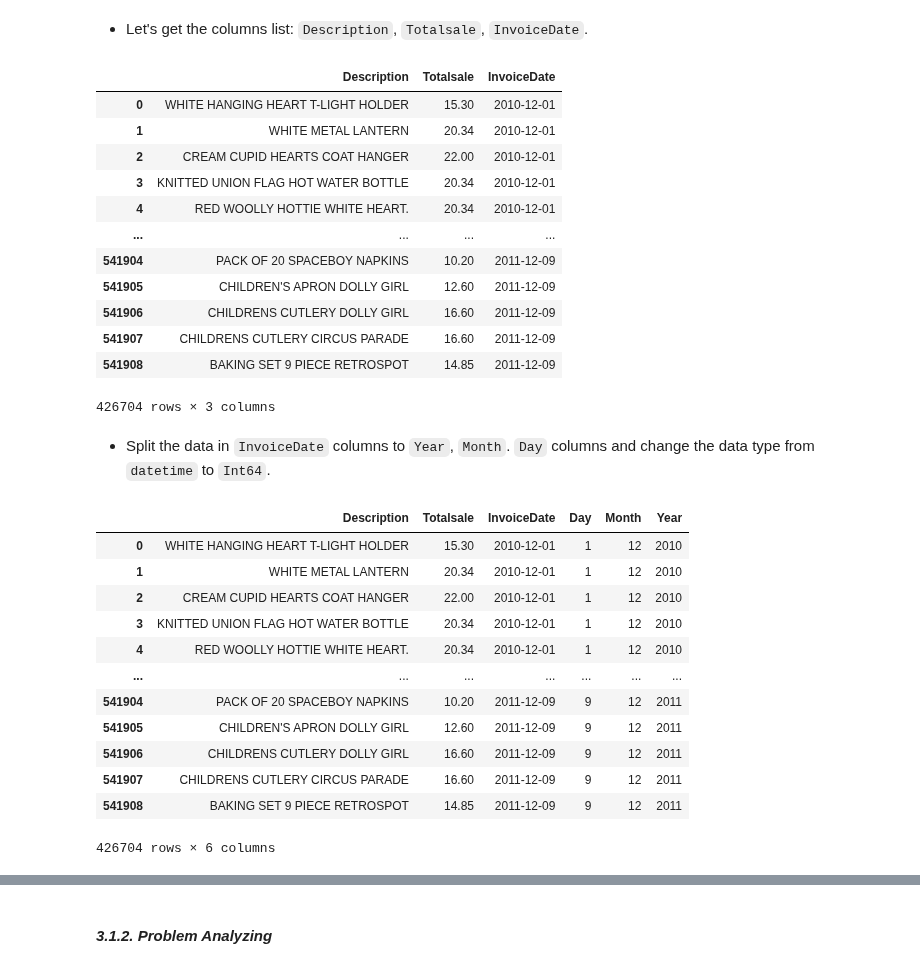
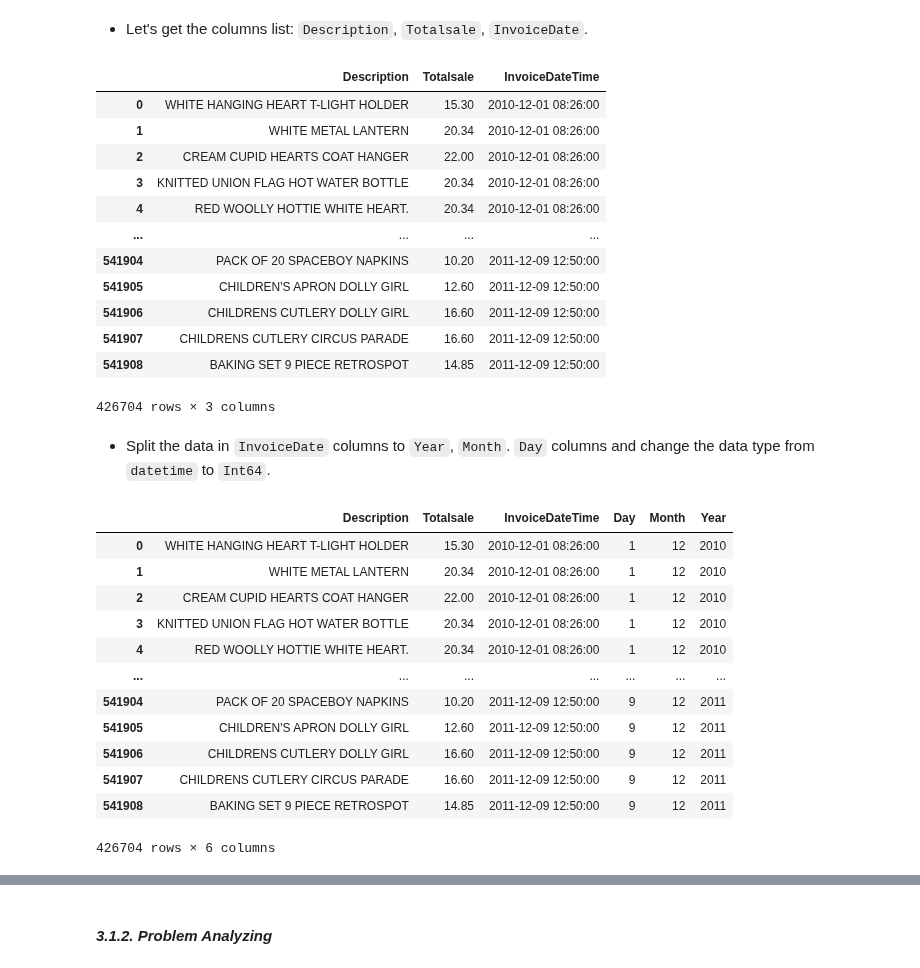
Before and after one commit to Ha0203/FinalProject_LTKHDL, a Jupyter notebook: main_branch.ipynb, the cells around one changed output, grey strips where cells are left out. Cells and saved outputs as stored; diff of their text form; code cells hidden in the pictures.

Commit message:
Merging columns InvoiceDate and Invoicetime into InvocieDateTime

```diff
--- a/main_branch.ipynb
+++ b/main_branch.ipynb
@@ -358,0 +363,4 @@ data_df.shape
+# %%
+data_df['InvoiceDateTime'] = data_df['InvoiceDate'] + pd.to_timedelta(data_df['InvoiceTime'].dt.strftime('%H:%M:%S'))
+
+data_df = data_df.drop(['InvoiceDate', 'InvoiceTime'], axis=1)
@@ -388,42 +402,42 @@ data_df
 # %% [markdown]
 - Let's get the columns list: `Description`, `Totalsale`, `InvoiceDate`.
 # %%
-df = data_df[['Description', 'Totalsale', 'InvoiceDate']]
+df = data_df[['Description', 'Totalsale', 'InvoiceDateTime']]
 df
 # %% [output]
-|  | Description | Totalsale | InvoiceDate |
-| 0 | WHITE HANGING HEART T-LIGHT HOLDER | 15.30 | 2010-12-01 |
-| 1 | WHITE METAL LANTERN | 20.34 | 2010-12-01 |
-| 2 | CREAM CUPID HEARTS COAT HANGER | 22.00 | 2010-12-01 |
-| 3 | KNITTED UNION FLAG HOT WATER BOTTLE | 20.34 | 2010-12-01 |
-| 4 | RED WOOLLY HOTTIE WHITE HEART. | 20.34 | 2010-12-01 |
+|  | Description | Totalsale | InvoiceDateTime |
+| 0 | WHITE HANGING HEART T-LIGHT HOLDER | 15.30 | 2010-12-01 08:26:00 |
+| 1 | WHITE METAL LANTERN | 20.34 | 2010-12-01 08:26:00 |
+| 2 | CREAM CUPID HEARTS COAT HANGER | 22.00 | 2010-12-01 08:26:00 |
+| 3 | KNITTED UNION FLAG HOT WATER BOTTLE | 20.34 | 2010-12-01 08:26:00 |
+| 4 | RED WOOLLY HOTTIE WHITE HEART. | 20.34 | 2010-12-01 08:26:00 |
 | ... | ... | ... | ... |
-| 541904 | PACK OF 20 SPACEBOY NAPKINS | 10.20 | 2011-12-09 |
-| 541905 | CHILDREN'S APRON DOLLY GIRL | 12.60 | 2011-12-09 |
-| 541906 | CHILDRENS CUTLERY DOLLY GIRL | 16.60 | 2011-12-09 |
-| 541907 | CHILDRENS CUTLERY CIRCUS PARADE | 16.60 | 2011-12-09 |
-| 541908 | BAKING SET 9 PIECE RETROSPOT | 14.85 | 2011-12-09 |
+| 541904 | PACK OF 20 SPACEBOY NAPKINS | 10.20 | 2011-12-09 12:50:00 |
+| 541905 | CHILDREN'S APRON DOLLY GIRL | 12.60 | 2011-12-09 12:50:00 |
+| 541906 | CHILDRENS CUTLERY DOLLY GIRL | 16.60 | 2011-12-09 12:50:00 |
+| 541907 | CHILDRENS CUTLERY CIRCUS PARADE | 16.60 | 2011-12-09 12:50:00 |
+| 541908 | BAKING SET 9 PIECE RETROSPOT | 14.85 | 2011-12-09 12:50:00 |
 426704 rows × 3 columns
 # %% [markdown]
 - Split the data in `InvoiceDate` columns to `Year`, `Month`. `Day` columns and change the data type from `datetime` to `Int64`.
 # %%
-df.insert(len(df.columns), 'Day', df['InvoiceDate'].dt.day)
-df.insert(len(df.columns), 'Month', df['InvoiceDate'].dt.month)
-df.insert(len(df.columns), 'Year', df['InvoiceDate'].dt.year)
+df.insert(len(df.columns), 'Day', df['InvoiceDateTime'].dt.day)
+df.insert(len(df.columns), 'Month', df['InvoiceDateTime'].dt.month)
+df.insert(len(df.columns), 'Year', df['InvoiceDateTime'].dt.year)
 df
 # %% [output]
-|  | Description | Totalsale | InvoiceDate | Day | Month | Year |
-| 0 | WHITE HANGING HEART T-LIGHT HOLDER | 15.30 | 2010-12-01 | 1 | 12 | 2010 |
-| 1 | WHITE METAL LANTERN | 20.34 | 2010-12-01 | 1 | 12 | 2010 |
-| 2 | CREAM CUPID HEARTS COAT HANGER | 22.00 | 2010-12-01 | 1 | 12 | 2010 |
-| 3 | KNITTED UNION FLAG HOT WATER BOTTLE | 20.34 | 2010-12-01 | 1 | 12 | 2010 |
-| 4 | RED WOOLLY HOTTIE WHITE HEART. | 20.34 | 2010-12-01 | 1 | 12 | 2010 |
+|  | Description | Totalsale | InvoiceDateTime | Day | Month | Year |
+| 0 | WHITE HANGING HEART T-LIGHT HOLDER | 15.30 | 2010-12-01 08:26:00 | 1 | 12 | 2010 |
+| 1 | WHITE METAL LANTERN | 20.34 | 2010-12-01 08:26:00 | 1 | 12 | 2010 |
+| 2 | CREAM CUPID HEARTS COAT HANGER | 22.00 | 2010-12-01 08:26:00 | 1 | 12 | 2010 |
+| 3 | KNITTED UNION FLAG HOT WATER BOTTLE | 20.34 | 2010-12-01 08:26:00 | 1 | 12 | 2010 |
+| 4 | RED WOOLLY HOTTIE WHITE HEART. | 20.34 | 2010-12-01 08:26:00 | 1 | 12 | 2010 |
 | ... | ... | ... | ... | ... | ... | ... |
-| 541904 | PACK OF 20 SPACEBOY NAPKINS | 10.20 | 2011-12-09 | 9 | 12 | 2011 |
-| 541905 | CHILDREN'S APRON DOLLY GIRL | 12.60 | 2011-12-09 | 9 | 12 | 2011 |
-| 541906 | CHILDRENS CUTLERY DOLLY GIRL | 16.60 | 2011-12-09 | 9 | 12 | 2011 |
-| 541907 | CHILDRENS CUTLERY CIRCUS PARADE | 16.60 | 2011-12-09 | 9 | 12 | 2011 |
-| 541908 | BAKING SET 9 PIECE RETROSPOT | 14.85 | 2011-12-09 | 9 | 12 | 2011 |
+| 541904 | PACK OF 20 SPACEBOY NAPKINS | 10.20 | 2011-12-09 12:50:00 | 9 | 12 | 2011 |
+| 541905 | CHILDREN'S APRON DOLLY GIRL | 12.60 | 2011-12-09 12:50:00 | 9 | 12 | 2011 |
+| 541906 | CHILDRENS CUTLERY DOLLY GIRL | 16.60 | 2011-12-09 12:50:00 | 9 | 12 | 2011 |
+| 541907 | CHILDRENS CUTLERY CIRCUS PARADE | 16.60 | 2011-12-09 12:50:00 | 9 | 12 | 2011 |
+| 541908 | BAKING SET 9 PIECE RETROSPOT | 14.85 | 2011-12-09 12:50:00 | 9 | 12 | 2011 |
 426704 rows × 6 columns
 # %%
 df[['Day', 'Month', 'Year']].astype(int)
```
Also changed, not shown: parts of 10 cells of this notebook.
